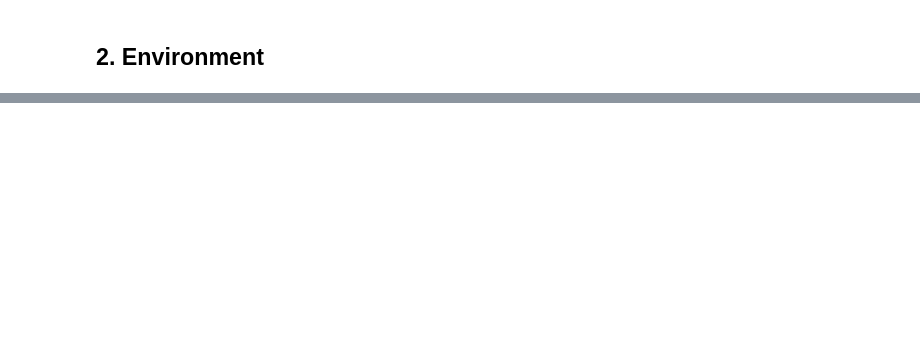
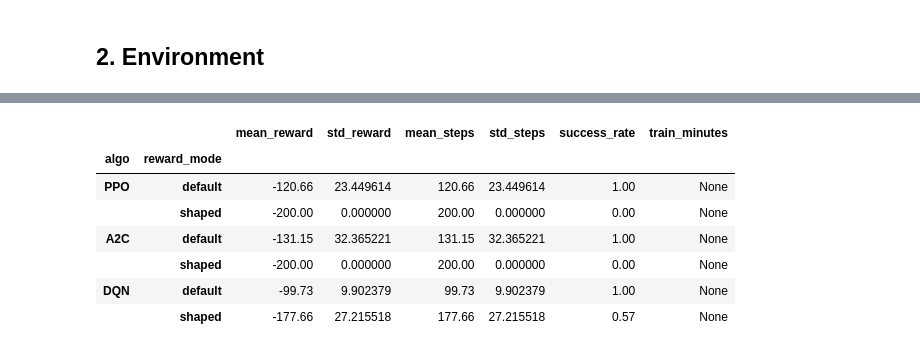
Before and after one commit to Jack-723/MountainCar-RL, a Jupyter notebook: notebooks/scenario_1_discrete_min_steps.ipynb, the cells around one changed output, grey strips where cells are left out. Drawn from its saved outputs; the diff is of its cells as text; code cells hidden in the pictures; blank space fills up the shorter version.

```diff
--- a/notebooks/scenario_1_discrete_min_steps.ipynb
+++ b/notebooks/scenario_1_discrete_min_steps.ipynb
@@ -74,0 +311,45 @@ print(f'Action space:      {env.action_space}')
+# %%
+single_eval_env = gym.make(ENV_ID)  # for DQN
+
+rows = []
+results_for_json = {}
+for key, info in trained.items():
+    algo, mode = key.split("_")
+    model = info["model"]
+    if info["vecnorm"]:
+        # PPO/A2C: eval through the saved VecNormalize stats so the policy
+        # sees the same normalisation it saw during training.
+        eval_env = make_eval_vec(ENV_ID, info["vecnorm"])
+        stats = evaluate(model, eval_env, n_episodes=N_EVAL_EPISODES, seed=SEED)
+        eval_env.close()
+    else:
+        stats = evaluate(model, single_eval_env, n_episodes=N_EVAL_EPISODES, seed=SEED)
+
+    rows.append({"algo": algo.upper(), "reward_mode": mode, **stats,
+                 "train_minutes": round(info["elapsed"] / 60, 2) if info["elapsed"] else None})
+    results_for_json[key] = TrainResult(
+        algo=algo, reward_mode=mode,
+        total_timesteps=TIMESTEPS[algo], seed=SEED,
+        eval_mean_reward=stats["mean_reward"],
+        eval_std_reward=stats["std_reward"],
+        eval_mean_steps=stats["mean_steps"],
+        eval_success_rate=stats["success_rate"],
+        model_path=model_path(algo, mode),
+        monitor_path=";".join(info["monitors"]) if info["monitors"] else "",
+        extras={"vecnormalize_path": info["vecnorm"] or ""},
+    )
+single_eval_env.close()
+
+results_df = pd.DataFrame(rows).set_index(["algo", "reward_mode"])
+display_cols = ["mean_reward", "std_reward", "mean_steps", "std_steps", "success_rate", "train_minutes"]
+results_df = results_df[display_cols]
+results_df
+# %% [output]
+|  |  | mean_reward | std_reward | mean_steps | std_steps | success_rate | train_minutes |
+| algo | reward_mode |  |  |  |  |  |  |
+| PPO | default | -120.66 | 23.449614 | 120.66 | 23.449614 | 1.00 | None |
+|  | shaped | -200.00 | 0.000000 | 200.00 | 0.000000 | 0.00 | None |
+| A2C | default | -131.15 | 32.365221 | 131.15 | 32.365221 | 1.00 | None |
+|  | shaped | -200.00 | 0.000000 | 200.00 | 0.000000 | 0.00 | None |
+| DQN | default | -99.73 | 9.902379 | 99.73 | 9.902379 | 1.00 | None |
+|  | shaped | -177.66 | 27.215518 | 177.66 | 27.215518 | 0.57 | None |
```
Also changed, not shown: parts of 39 cells of this notebook, 8 other files.
